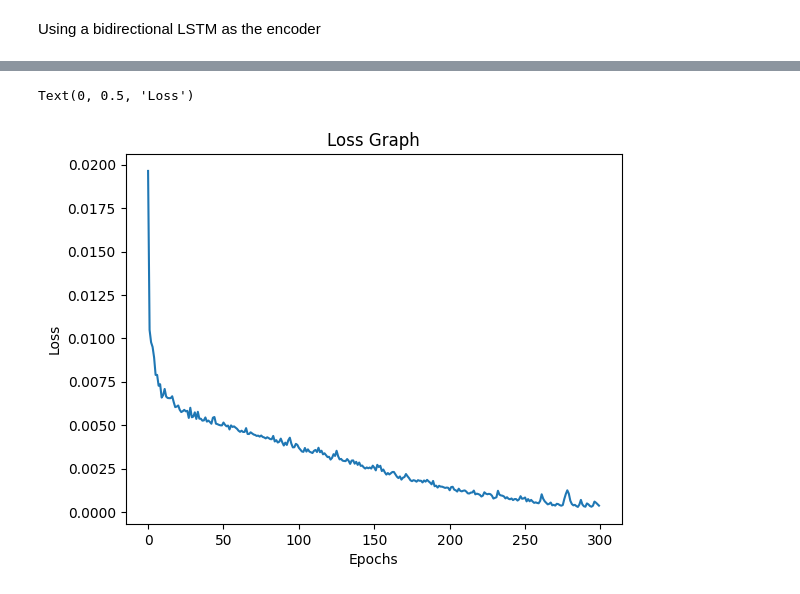
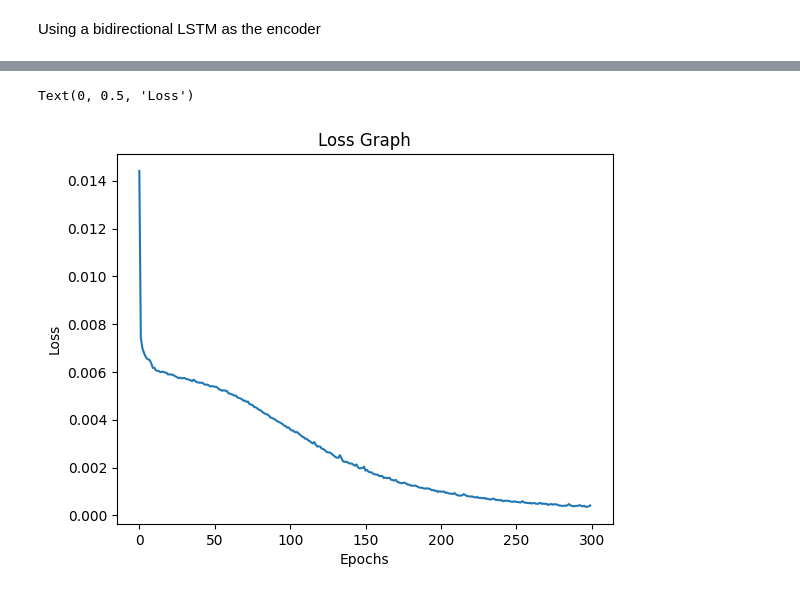
Before and after one commit to SSTengNic/DL_Project, a Jupyter notebook: Taxi_Prediction_ED_LSTM.ipynb, the cells around one changed output, grey strips where cells are left out. Drawn from its saved outputs; the diff is of its cells as text; code cells hidden in the pictures.

Commit message:
init commit

```diff
--- a/Taxi_Prediction_ED_LSTM.ipynb
+++ b/Taxi_Prediction_ED_LSTM.ipynb
@@ -242,9 +242,16 @@ y = y.permute(0, 2, 1)  # Shape: (samples, pred_horizon, 1)
 
 # Split sizes
 total_samples = len(X)
+
+print("Total Samples: ", total_samples)
+
 train_size = int(0.8 * total_samples)
 val_size = int(0.1 * total_samples)
 test_size = total_samples - train_size - val_size
+
+print("Train Size: ", train_size)
+print("Validation Size: ", val_size)
+print("Test Size: ", test_size)
 
 # Split the data
 trainX, valX, testX = X[:train_size], X[train_size:train_size+val_size], X[train_size+val_size:]
@@ -256,7 +263,7 @@ val_dataset = TensorDataset(valX, valY)
 test_dataset = TensorDataset(testX, testY)
 
 # DataLoaders
-batch_size = 17
+batch_size = 128
 train_loader = DataLoader(train_dataset, batch_size=batch_size, shuffle=True, drop_last=True)
 val_loader = DataLoader(val_dataset, batch_size=batch_size, shuffle=True, drop_last=True)
 test_loader = DataLoader(test_dataset, batch_size=batch_size, shuffle=True, drop_last=True)
@@ -289,6 +300,28 @@ class EncoderLSTM(nn.Module):
         # print("encoder output size: ", output.shape)
 
         return hidden, cell
+# %%
+class DecoderLSTM(nn.Module):
+    def __init__(self, input_size, hidden_size):
+        super(DecoderLSTM, self).__init__()
+        output_size = 3
+        self.output_size = output_size
+        self.lstm = nn.LSTM(input_size, hidden_size, batch_first = True)
+        self.linear = nn.Linear(hidden_size, input_size)
+
+    def forward(self, x, hidden, target=None):
+        output_length = 3
+        outputs = []
+        decoder_input = x # x is the last output of the encoder
+        for i in range(output_length):
+            # Generate one time step prediction
+            # Feed the current prediction as the next input
+            decoder_input, hidden = self.lstm(decoder_input, hidden)
+            decoder_input = self.linear(decoder_input)
+            outputs.append(decoder_input)
+            if target is not None:
+                decoder_input = target[i].unsqueeze(0)
+        return torch.cat(outputs, dim = 1)
 # %%
 class DecoderLSTM(nn.Module):
     def __init__(self, input_size, hidden_size):
@@ -318,12 +351,12 @@ class DecoderLSTM(nn.Module):
         linear_suby1 = self.linearsub1(y1)
 
         # Second LSTM layer
-        y2, hidden2 = self.lstm(linear_suby1, hidden)
+        y2, hidden2 = self.lstm(linear_suby1, hidden1)
         linear_y2 = self.linear2(y2)
         linear_suby2 = self.linearsub1(y2)
         linear_y2 = linear_y2.mean(dim=1, keepdim=True)
 
-        y3, hidden3 = self.lstm(linear_suby2, hidden)
+        y3, hidden3 = self.lstm(linear_suby2, hidden2)
         linear_y3 = self.linear2(y3)
         linear_y3 = linear_y3.mean(dim=1, keepdim=True)
 
@@ -351,7 +384,7 @@ class Seq2Seq(nn.Module):
         hidden = self.encoder(inputs)  # Get encoded hidden state from the encoder
 
         # Initialize decoder input (usually last input value or a special token)
-        decoder_input = inputs
+        decoder_input = inputs[:, -1:, :]
         # Decode the sequence
         output = self.decoder(decoder_input, hidden)
         return output
@@ -401,10 +434,11 @@ num_layers = 3
 dataloader = train_loader
 
 # Initialize Seq2Seq Model
-seq2seq_model = Seq2Seq(hidden_size = hidden_size, output_size = output_size)
+seq2seq_model = Seq2Seq(hidden_size = hidden_size, output_size = output_size).to(device)
 
 # Train the model
 loss_graph = train(dataloader = dataloader, model = seq2seq_model, num_epochs = 300, learning_rate = 1e-3)
+
 # Plot the loss graph
 plt.plot(loss_graph)
 plt.title("Loss Graph")
@@ -426,5 +460,5 @@ Epoch 276/300, Avg Loss: 0.0004017267501330934
 Text(0, 0.5, 'Loss')
-[figure, old version]
+[figure, new version]
 # %%
 print(len(test_loader))
 # %% [output]
```
Also changed, not shown: parts of 7 cells of this notebook, 4 other files.
